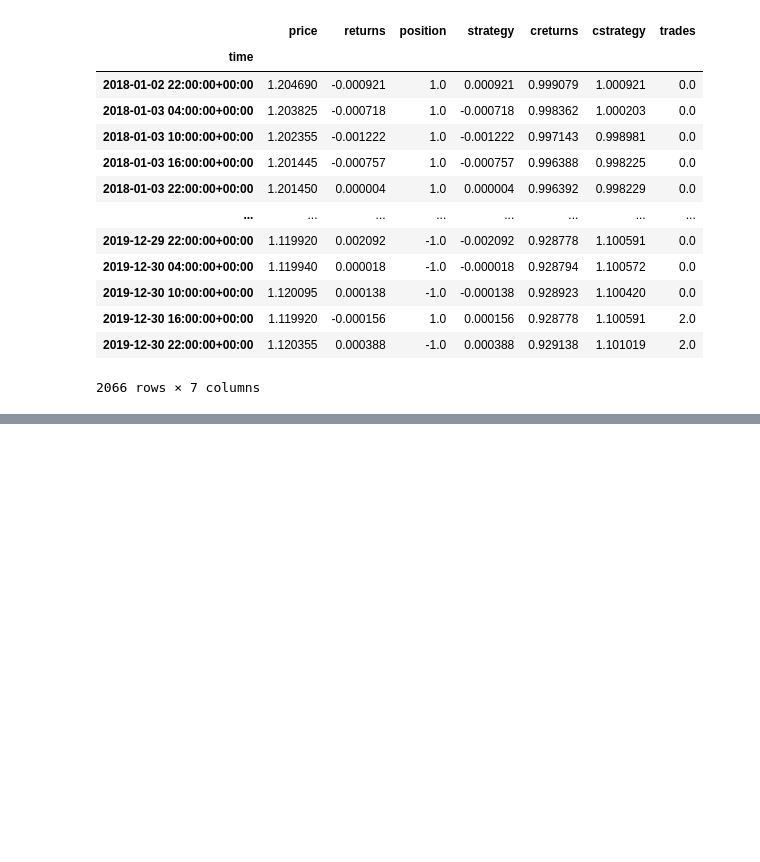
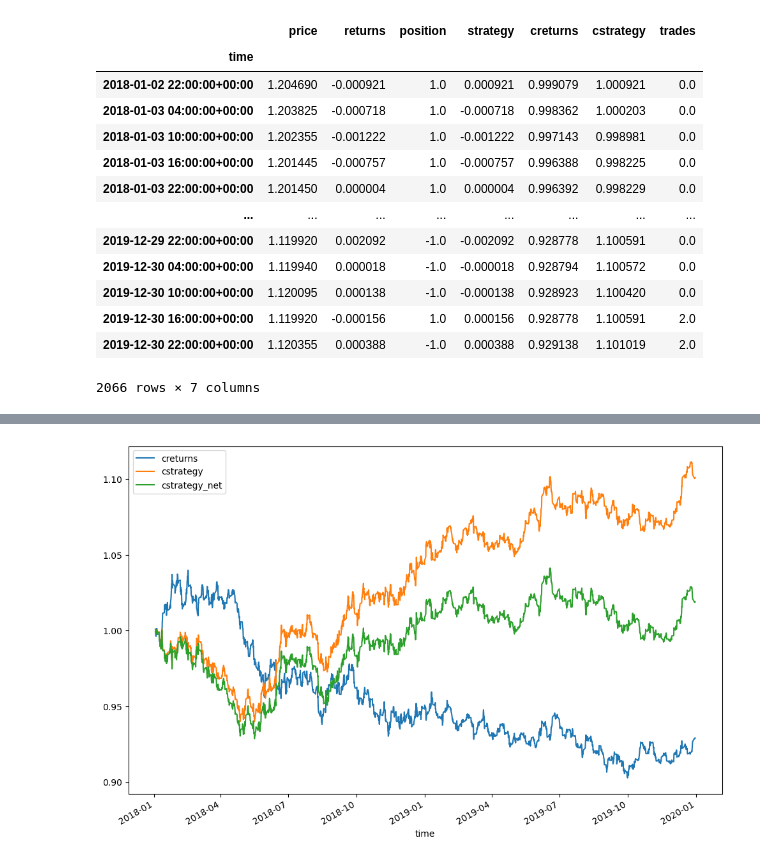
Before and after one commit to apasvenskas/Python-practice-with-financial-data, a Jupyter notebook: Testing/Backtesting_simple_contrarian_strategies.ipynb, the cells around one changed output, grey strips where cells are left out. Saved outputs shown, nothing was run; the diff lists cells and outputs as text; code cells hidden in the pictures; blank space fills up the shorter version.

```diff
--- a/Testing/Backtesting_simple_contrarian_strategies.ipynb
+++ b/Testing/Backtesting_simple_contrarian_strategies.ipynb
@@ -507,0 +536,4 @@ data
+# %%
+data["strategy_net"] = data.strategy - data.trades * ptc
+# %%
+data["cstrategy_net"] = data.strategy_net.cumsum().apply(np.exp)
@@ -507,0 +557,5 @@ data
+# %%
+data[["creturns", "cstrategy", "cstrategy_net"]].plot(figsize = (12 , 8))
+plt.show()
+# %% [output]
+[figure, added]
```
Also changed, not shown: parts of 9 cells of this notebook, 2 other files.
